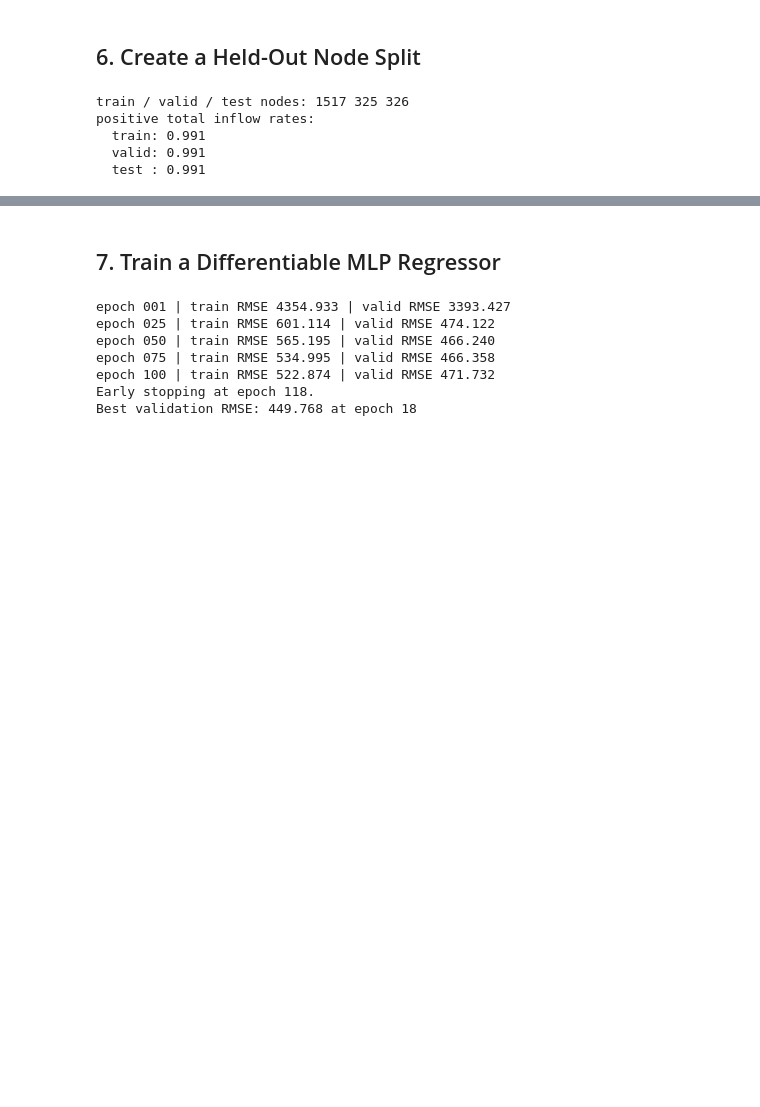
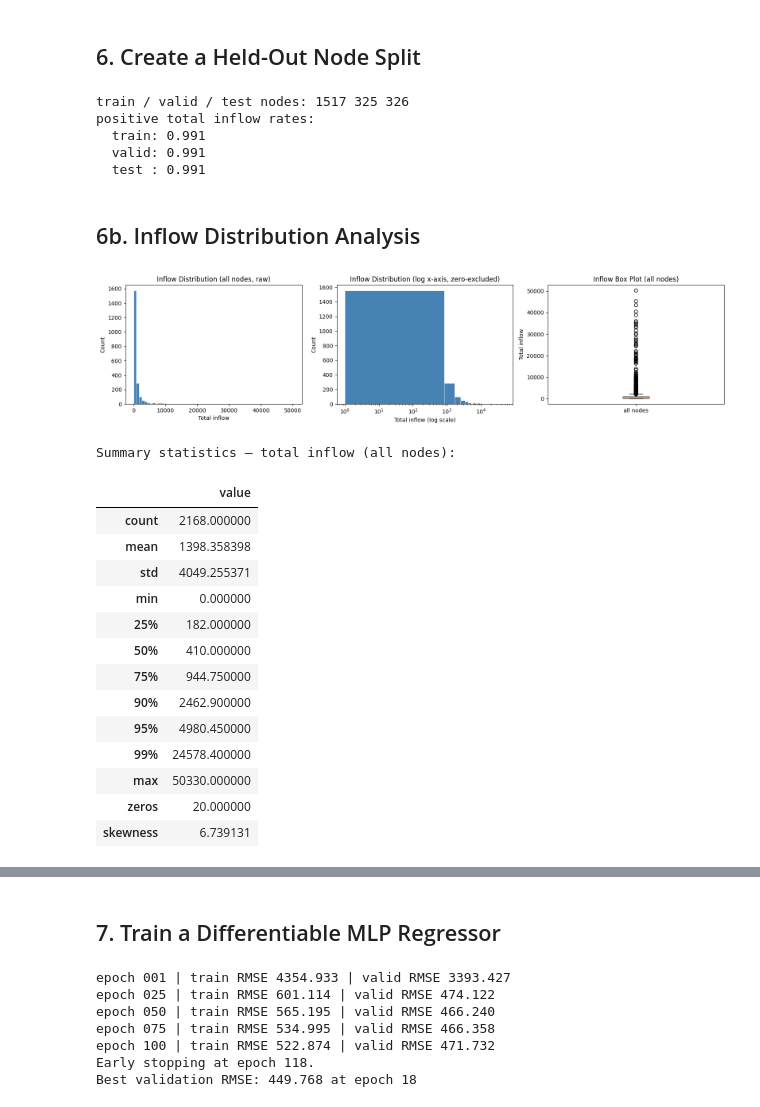
Before and after one commit to komar41/GMEL, a Jupyter notebook: code/run_inflow_node_prediction.ipynb, the cells around one changed output, grey strips where cells are left out. Saved outputs shown, nothing was run; the diff lists cells and outputs as text; code cells hidden in the pictures; blank space fills up the shorter version.

```diff
--- a/code/run_inflow_node_prediction.ipynb
+++ b/code/run_inflow_node_prediction.ipynb
@@ -189,3 +189,57 @@ positive total inflow rates:
   train: 0.991
   valid: 0.991
   test : 0.991
+# %% [markdown]
+## 6b. Inflow Distribution Analysis
+# %%
+# Overall inflow distribution (all 2168 nodes)
+fig, axes = plt.subplots(1, 3, figsize=(16, 4))
+
+# Raw histogram
+axes[0].hist(total_inflow, bins=60, color="steelblue", edgecolor="white", linewidth=0.4)
+axes[0].set_title("Inflow Distribution (all nodes, raw)")
+axes[0].set_xlabel("Total inflow")
+axes[0].set_ylabel("Count")
+
+# Log-scale x-axis to see the long tail
+nonzero = total_inflow[total_inflow > 0]
+axes[1].hist(nonzero, bins=60, color="steelblue", edgecolor="white", linewidth=0.4)
+axes[1].set_xscale("log")
+axes[1].set_title("Inflow Distribution (log x-axis, zero-excluded)")
+axes[1].set_xlabel("Total inflow (log scale)")
+axes[1].set_ylabel("Count")
+
+# Box plot
+axes[2].boxplot(total_inflow, vert=True, patch_artist=True,
+                boxprops=dict(facecolor="steelblue", alpha=0.6))
+axes[2].set_title("Inflow Box Plot (all nodes)")
+axes[2].set_ylabel("Total inflow")
+axes[2].set_xticks([1])
+axes[2].set_xticklabels(["all nodes"])
+
+plt.tight_layout()
+plt.show()
+
+# Summary statistics
+stats = pd.Series(total_inflow).describe(percentiles=[0.25, 0.5, 0.75, 0.90, 0.95, 0.99])
+stats["zeros"] = int((total_inflow == 0).sum())
+stats["skewness"] = float(pd.Series(total_inflow).skew())
+print("Summary statistics — total inflow (all nodes):")
+display(stats.to_frame("value"))
+# %% [output]
+[figure, added]
+Summary statistics — total inflow (all nodes):
+|  | value |
+| count | 2168.000000 |
+| mean | 1398.358398 |
+| std | 4049.255371 |
+| min | 0.000000 |
+| 25% | 182.000000 |
+| 50% | 410.000000 |
+| 75% | 944.750000 |
+| 90% | 2462.900000 |
+| 95% | 4980.450000 |
+| 99% | 24578.400000 |
+| max | 50330.000000 |
+| zeros | 20.000000 |
+| skewness | 6.739131 |
```
Also changed, not shown: parts of 17 cells of this notebook.
